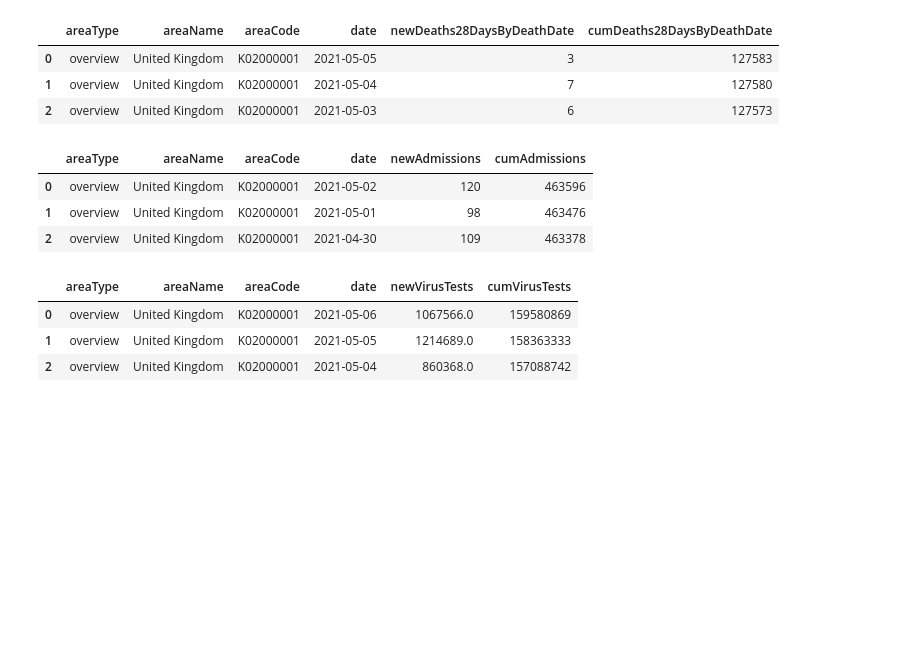
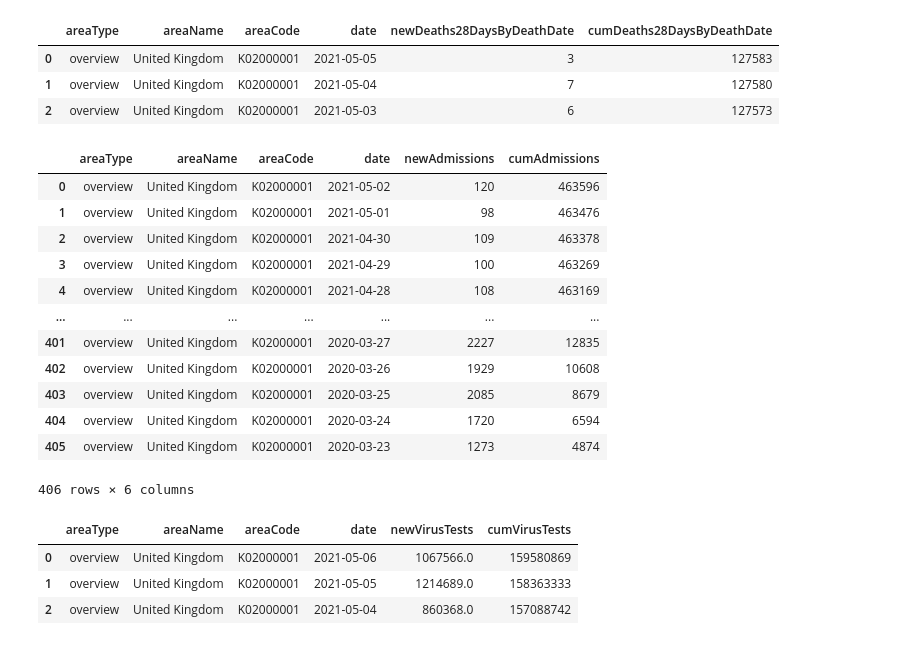
Before and after one commit to Manuel-DominguezCBG/SQL2Dashboard, a Jupyter notebook: Covid-19/COVID-19_data_to_dashboard.ipynb, the cells around one changed output. Cells and saved outputs as stored; diff of their text form; code cells hidden in the pictures; blank space fills up the shorter version.

```diff
--- a/Covid-19/COVID-19_data_to_dashboard.ipynb
+++ b/Covid-19/COVID-19_data_to_dashboard.ipynb
@@ -64,14 +65,23 @@ Deaths_wihing_28_days.head(3)
 # %%
 # 3. Patient's admitted
 
 patients_adm = pd.read_csv('./Data/Patients_admitted_to hospital.csv')
 
-patients_adm.head(3)
+patients_adm
 # %% [output]
 |  | areaType | areaName | areaCode | date | newAdmissions | cumAdmissions |
 | 0 | overview | United Kingdom | K02000001 | 2021-05-02 | 120 | 463596 |
 | 1 | overview | United Kingdom | K02000001 | 2021-05-01 | 98 | 463476 |
 | 2 | overview | United Kingdom | K02000001 | 2021-04-30 | 109 | 463378 |
+| 3 | overview | United Kingdom | K02000001 | 2021-04-29 | 100 | 463269 |
+| 4 | overview | United Kingdom | K02000001 | 2021-04-28 | 108 | 463169 |
+| ... | ... | ... | ... | ... | ... | ... |
+| 401 | overview | United Kingdom | K02000001 | 2020-03-27 | 2227 | 12835 |
+| 402 | overview | United Kingdom | K02000001 | 2020-03-26 | 1929 | 10608 |
+| 403 | overview | United Kingdom | K02000001 | 2020-03-25 | 2085 | 8679 |
+| 404 | overview | United Kingdom | K02000001 | 2020-03-24 | 1720 | 6594 |
+| 405 | overview | United Kingdom | K02000001 | 2020-03-23 | 1273 | 4874 |
+406 rows × 6 columns
 # %%
 # 4. Virus testes conductes
 
```
Also changed, not shown: parts of 19 cells of this notebook, 14 other files.
